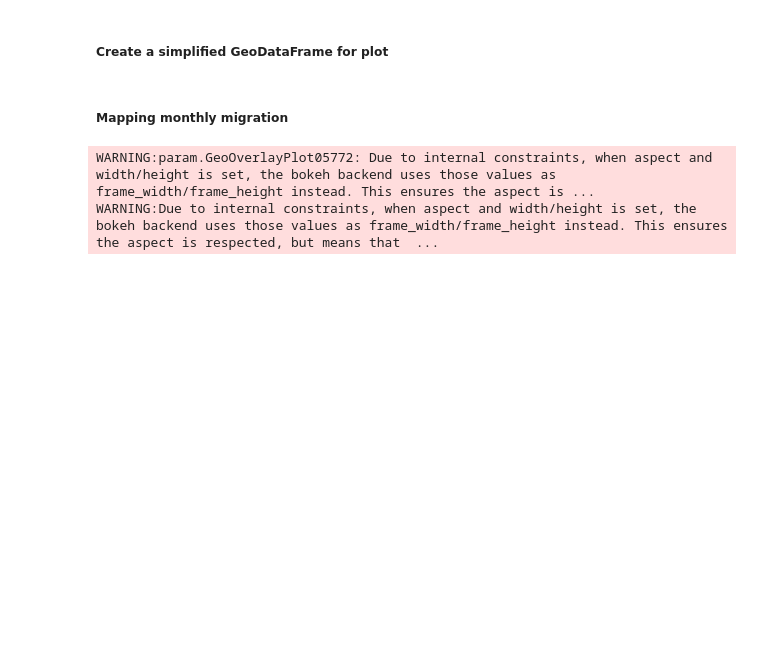
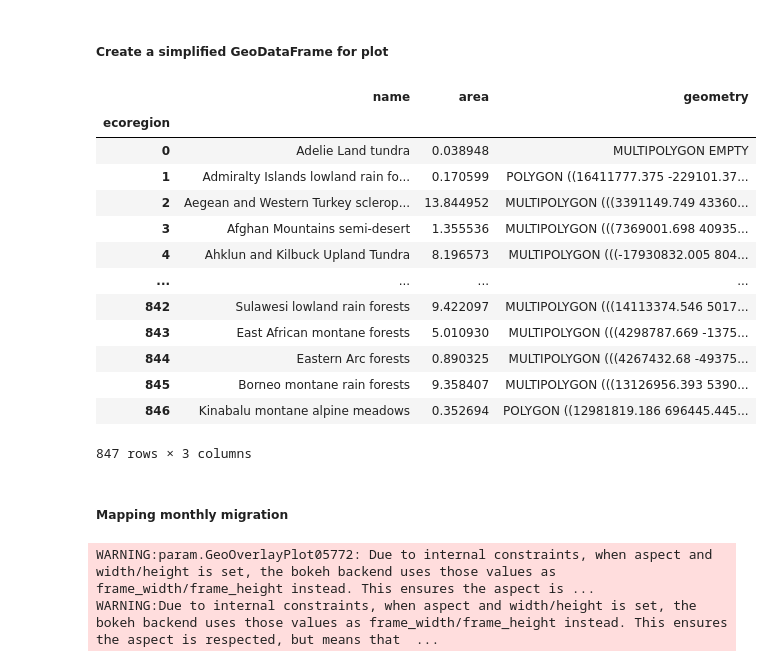
Before and after one commit to earthlab-education/species-distribution-coding-challenge-lauren-alexandra, a Jupyter notebook: portfolio_post/willow-flycatcher-distribution.ipynb, the cells around one changed output. Saved outputs shown, nothing was run; the diff lists cells and outputs as text; code cells hidden in the pictures; blank space fills up the shorter version.

```diff
--- a/portfolio_post/willow-flycatcher-distribution.ipynb
+++ b/portfolio_post/willow-flycatcher-distribution.ipynb
@@ -496,15 +599,32 @@ occurrence_df
 # %%
 """
 Streamlining plotting with hvplot by simplifying the geometry, projecting it to a Mercator projection that is compatible with
 geoviews, and cropping off areas in the Arctic.
 """
 
 # Speed up processing
 ecoregions_gdf.geometry = ecoregions_gdf.simplify(
     .1, preserve_topology=False)
 
 # Change the CRS to Mercator for mapping
 ecoregions_gdf = ecoregions_gdf.to_crs(ccrs.Mercator())
+
+ecoregions_gdf
+# %% [output]
+|  | name | area | geometry |
+| ecoregion |  |  |  |
+| 0 | Adelie Land tundra | 0.038948 | MULTIPOLYGON EMPTY |
+| 1 | Admiralty Islands lowland rain fo... | 0.170599 | POLYGON ((16411777.375 -229101.37... |
+| 2 | Aegean and Western Turkey sclerop... | 13.844952 | MULTIPOLYGON (((3391149.749 43360... |
+| 3 | Afghan Mountains semi-desert | 1.355536 | MULTIPOLYGON (((7369001.698 40935... |
+| 4 | Ahklun and Kilbuck Upland Tundra | 8.196573 | MULTIPOLYGON (((-17930832.005 804... |
+| ... | ... | ... | ... |
+| 842 | Sulawesi lowland rain forests | 9.422097 | MULTIPOLYGON (((14113374.546 5017... |
+| 843 | East African montane forests | 5.010930 | MULTIPOLYGON (((4298787.669 -1375... |
+| 844 | Eastern Arc forests | 0.890325 | MULTIPOLYGON (((4267432.68 -49375... |
+| 845 | Borneo montane rain forests | 9.358407 | MULTIPOLYGON (((13126956.393 5390... |
+| 846 | Kinabalu montane alpine meadows | 0.352694 | POLYGON ((12981819.186 696445.445... |
+847 rows × 3 columns
 # %% [markdown]
 ##### Mapping monthly migration
 # %%
```
Also changed, not shown: parts of 15 cells of this notebook.
